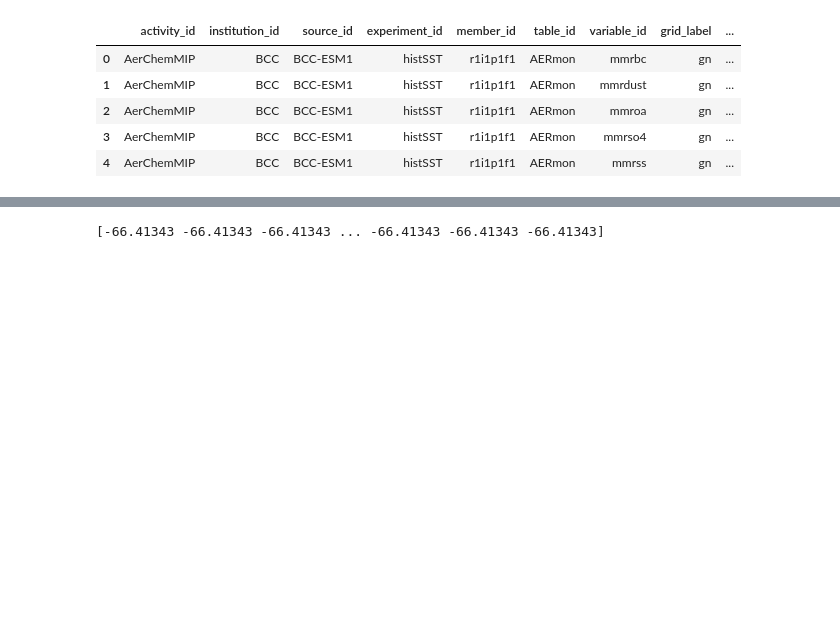
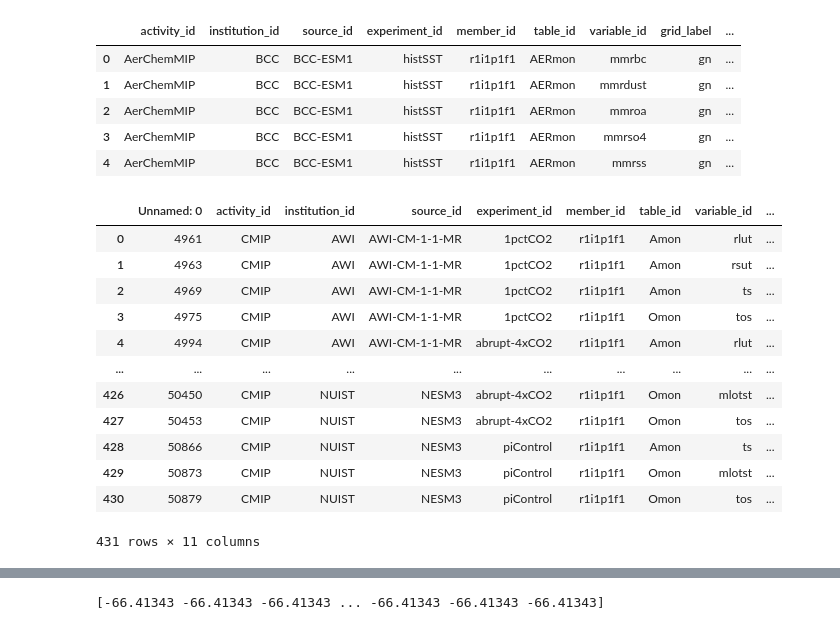
Before and after one commit to galenphall/pangeo_tests, a Jupyter notebook: pangeo-load.ipynb, the cells around one changed output, grey strips where cells are left out. Saved outputs shown, nothing was run; the diff lists cells and outputs as text; code cells hidden in the pictures; blank space fills up the shorter version.

```diff
--- a/pangeo-load.ipynb
+++ b/pangeo-load.ipynb
@@ -35,6 +35,21 @@ df.head()
 | 4 | AerChemMIP | BCC | BCC-ESM1 | histSST | r1i1p1f1 | AERmon | mmrss | gn | ... |
 # %%
 dfs = pd.read_csv('pangeo.csv')
+dfs
+# %% [output]
+|  | Unnamed: 0 | activity_id | institution_id | source_id | experiment_id | member_id | table_id | variable_id | ... |
+| 0 | 4961 | CMIP | AWI | AWI-CM-1-1-MR | 1pctCO2 | r1i1p1f1 | Amon | rlut | ... |
+| 1 | 4963 | CMIP | AWI | AWI-CM-1-1-MR | 1pctCO2 | r1i1p1f1 | Amon | rsut | ... |
+| 2 | 4969 | CMIP | AWI | AWI-CM-1-1-MR | 1pctCO2 | r1i1p1f1 | Amon | ts | ... |
+| 3 | 4975 | CMIP | AWI | AWI-CM-1-1-MR | 1pctCO2 | r1i1p1f1 | Omon | tos | ... |
+| 4 | 4994 | CMIP | AWI | AWI-CM-1-1-MR | abrupt-4xCO2 | r1i1p1f1 | Amon | rlut | ... |
+| ... | ... | ... | ... | ... | ... | ... | ... | ... | ... |
+| 426 | 50450 | CMIP | NUIST | NESM3 | abrupt-4xCO2 | r1i1p1f1 | Omon | mlotst | ... |
+| 427 | 50453 | CMIP | NUIST | NESM3 | abrupt-4xCO2 | r1i1p1f1 | Omon | tos | ... |
+| 428 | 50866 | CMIP | NUIST | NESM3 | piControl | r1i1p1f1 | Amon | ts | ... |
+| 429 | 50873 | CMIP | NUIST | NESM3 | piControl | r1i1p1f1 | Omon | mlotst | ... |
+| 430 | 50879 | CMIP | NUIST | NESM3 | piControl | r1i1p1f1 | Omon | tos | ... |
+431 rows × 11 columns
 # %%
 # file_attrs = json.load(open('file_attrs.txt','r'))
 # all_attrs = set(['_'.join([a['source_id'],a['member_id'],a['experiment_id'],a['table_id'],a['variable_id']]) for a in file_attrs])
```
Also changed, not shown: parts of 1 cell of this notebook, 6 other files.
